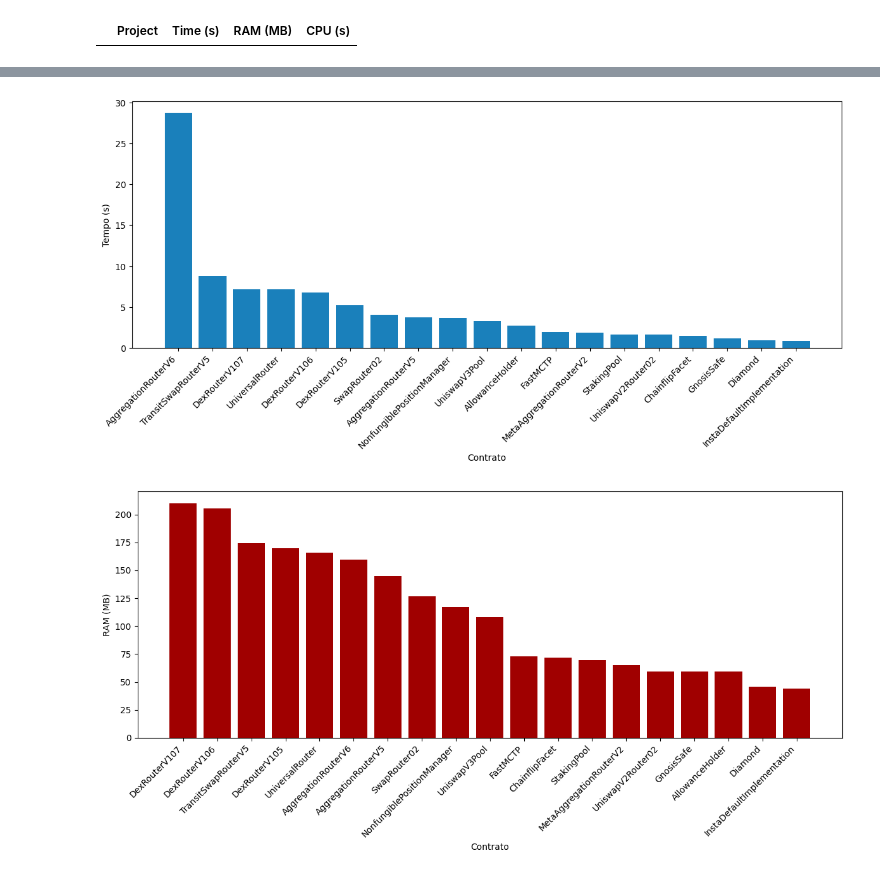
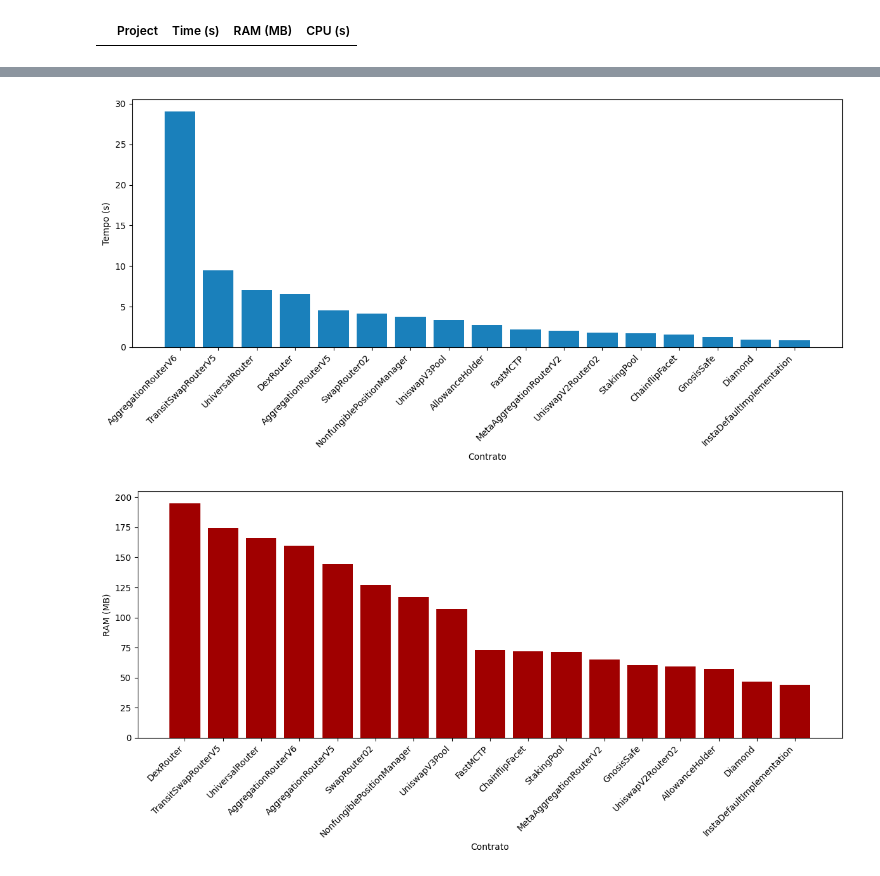
Before and after one commit to lesc-ufv/static-sandwich-mev-detector, a Jupyter notebook: run_tests.ipynb, the cells around one changed output, grey strips where cells are left out. Drawn from its saved outputs; the diff is of its cells as text; code cells hidden in the pictures.

```diff
--- a/run_tests.ipynb
+++ b/run_tests.ipynb
@@ -271,39 +270,39 @@ import matplotlib.pyplot as plt
 file_path = 'First round of results.xlsx'
 df = pd.read_excel(file_path)
 
 # 2. Aggregate data by 'Contrato' (taking the mean for duplicate entries)
-df_grouped = df.groupby('Contrato').mean(numeric_only=True).reset_index()
+df_grouped = df.groupby('Project').mean(numeric_only=True).reset_index()
 
 # 3. Create Bar Plot for Time (s)
 # Sort values to make the chart easier to read
-df_time = df_grouped.sort_values(by='Tempo (s)', ascending=False)
+df_time = df_grouped.sort_values(by='Time (s)', ascending=False)
 
 plt.figure(figsize=(12, 6))
-plt.bar(df_time['Contrato'], df_time['Tempo (s)'], color='#1a80bb')
+plt.bar(df_time['Project'], df_time['Time (s)'], color='#1a80bb')
 plt.xticks(rotation=45, ha='right')
 plt.xlabel('Contrato')
 plt.ylabel('Tempo (s)')
 # plt.title('Tempo de Execução por Contrato')
 plt.tight_layout()
 plt.savefig('time_plot.pdf')
 plt.show()
 
 # 4. Create Bar Plot for RAM (MB)
 # Sort values to make the chart easier to read
 df_ram = df_grouped.sort_values(by='RAM (MB)', ascending=False)
 
 plt.figure(figsize=(12, 6))
-plt.bar(df_ram['Contrato'], df_ram['RAM (MB)'], color='#a00000')
+plt.bar(df_ram['Project'], df_ram['RAM (MB)'], color='#a00000')
 plt.xticks(rotation=45, ha='right')
 plt.xlabel('Contrato')
 plt.ylabel('RAM (MB)')
 # plt.title('Uso de RAM por Contrato')
 plt.tight_layout()
 plt.savefig('ram_plot.pdf')
 plt.show()
 # %% [output]
-[figure, old version]
+[figure, new version]
-[figure, old version]
+[figure, new version]
 # %%
 df.describe()
 # %% [output]
```
Also changed, not shown: parts of 5 cells of this notebook.
